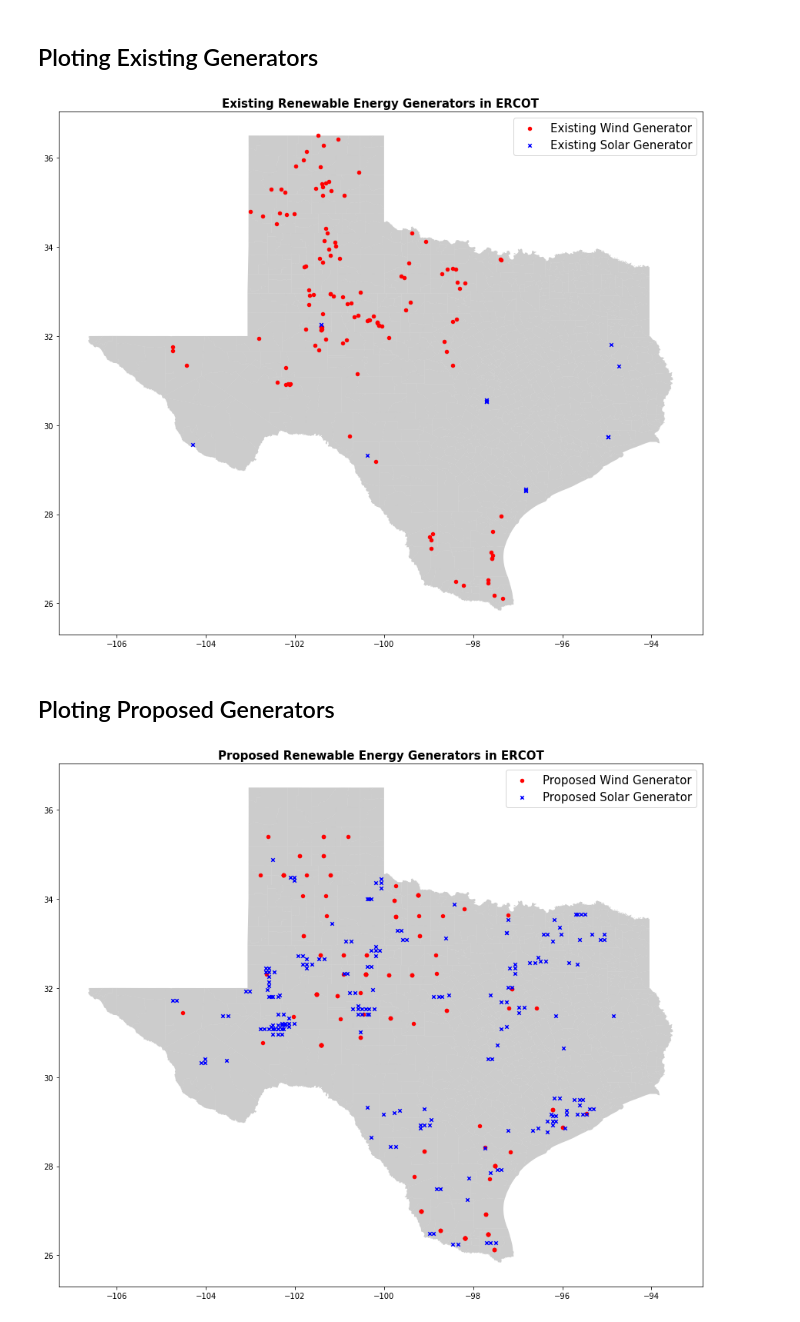
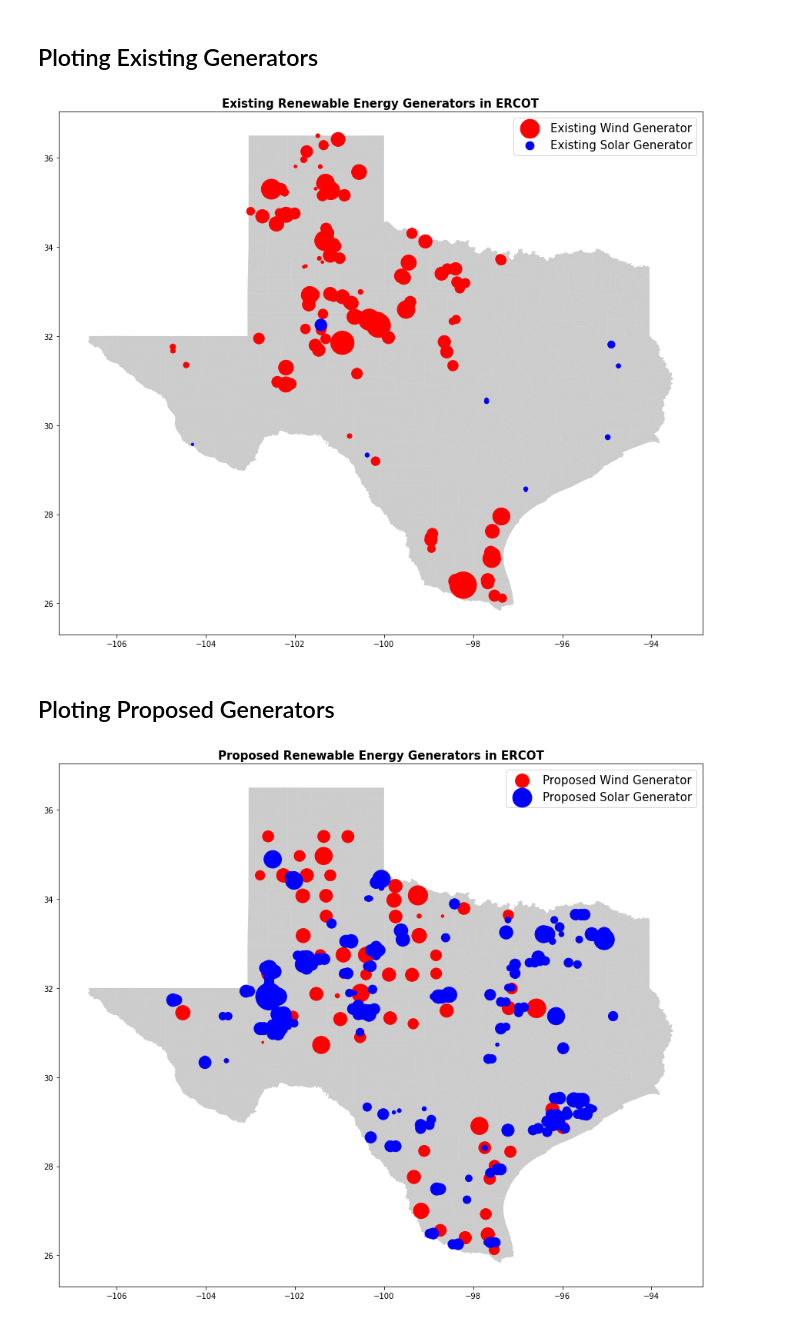
Before and after one commit to alberlin232/ML-Energy-Capstone, a Jupyter notebook: ERCOT/Capacity and Location.ipynb, the cells around one changed output. Drawn from its saved outputs; the diff is of its cells as text; code cells hidden in the pictures.

Commit message:
Updated Generator Maps of Texas to have dots scale with capacity

```diff
--- a/ERCOT/Capacity and Location.ipynb
+++ b/ERCOT/Capacity and Location.ipynb
@@ -12,8 +12,8 @@ aws s3 cp s3://arpa-e-perform/ERCOT/MetaData/wind_meta.xlsx ./
 # %%
 import pandas as pd
 
-wind = pd.read_excel (r'/Users/Rakene/Documents/Academics/280/ERCOT/wind_meta.xlsx')
-solar = pd.read_excel (r'/Users/Rakene/Documents/Academics/280/ERCOT/solar_meta.xlsx')
+wind = pd.read_excel (r'/Users/Rakene/Documents/Academics/280/ML-Energy-Capstone/ERCOT/wind_meta.xlsx')
+solar = pd.read_excel (r'/Users/Rakene/Documents/Academics/280/ML-Energy-Capstone/ERCOT/solar_meta.xlsx')
 # %% [markdown]
 ## Split data into existing generators and propopsed generators
 # %%
@@ -65,8 +65,8 @@ geo_solar_real = gpd.GeoDataFrame(solar_real, geometry = geometry1)
 fig, ax = plt.subplots(figsize = (15,15))
 texas.plot(ax = ax, alpha = 0.4, color="grey")
 
-geo_wind_real.plot(ax=ax, marker='o', color='red', markersize=20, label="Existing Wind Generator")
-geo_solar_real.plot(ax=ax, marker='x', color='blue', markersize=20, label="Existing Solar Generator")
+geo_wind_real.plot(ax=ax, marker='o', color='red', markersize=geo_wind_real['Capacity'], label="Existing Wind Generator")
+geo_solar_real.plot(ax=ax, marker='o', color='blue', markersize=geo_solar_real['AC_capacity_MW'], label="Existing Solar Generator")
 
 plt.title('Existing Renewable Energy Generators in ERCOT', fontsize=15,fontweight='bold')
 
@@ -75,28 +75,28 @@ plt.title('Existing Renewable Energy Generators in ERCOT', fontsize=15,fontweigh
 plt.legend(prop={'size':15})
 plt.show()
 # %% [output]
-[figure, old version]
+[figure, new version]
 # %% [markdown]
 ## Ploting Proposed Generators
 # %%
 geometry2 = [Point(xy) for xy in zip(wind_pro['longi'], wind_pro['lati'])]
 geo_wind_pro = gpd.GeoDataFrame(wind_pro, geometry = geometry2)
 #geo_wind_real.head()
 
 geometry3 = [Point(xy) for xy in zip(solar_pro['longitude'], solar_pro['latitude'])]
 geo_solar_pro = gpd.GeoDataFrame(solar_pro, geometry = geometry3)
 #geo_solar_real.head()
 
 fig, ax = plt.subplots(figsize = (15,15))
 texas.plot(ax = ax, alpha = 0.4, color="grey")
 
-geo_wind_pro.plot(ax=ax, marker='o', color='red', markersize=20, label="Proposed Wind Generator");
-geo_solar_pro.plot(ax=ax, marker='x', color='blue', markersize=20, label="Proposed Solar Generator");
+geo_wind_pro.plot(ax=ax, marker='o', color='red', markersize=geo_wind_pro['Capacity'], label="Proposed Wind Generator");
+geo_solar_pro.plot(ax=ax, marker='o', color='blue', markersize=geo_solar_pro['AC_capacity_MW'], label="Proposed Solar Generator");
 
 plt.title('Proposed Renewable Energy Generators in ERCOT', fontsize=15,fontweight='bold')
 
 #geo_wind_real['geometry'].plot(ax = ax, markersize = 20, color = "blue", marker="o", label= "Existing Wind Generator")
 plt.legend(prop={'size':15})
 plt.show()
 # %% [output]
-[figure, old version]
+[figure, new version]
```
Also changed, not shown: parts of 1 cell of this notebook, 2 other files.
